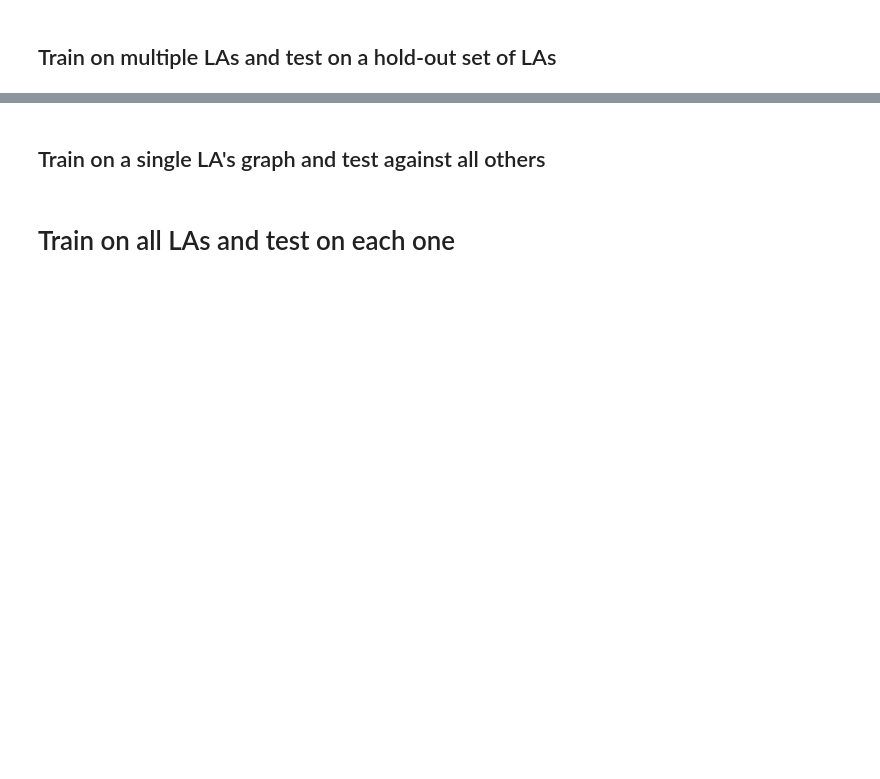
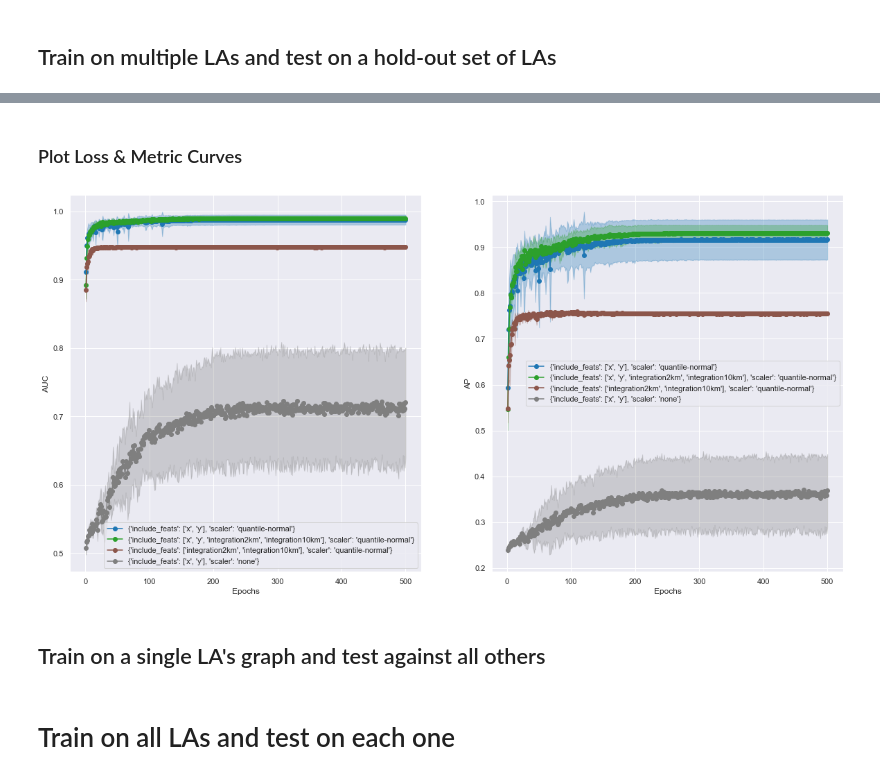
Before and after one commit to wilsoncwc/predicting-choice, a Jupyter notebook: predicting-roads.ipynb, the cells around one changed output, grey strips where cells are left out. Saved outputs shown, nothing was run; the diff lists cells and outputs as text; code cells hidden in the pictures; blank space fills up the shorter version.

```diff
--- a/predicting-roads.ipynb
+++ b/predicting-roads.ipynb
@@ -56,4 +54,9 @@ Tue Jun  7 14:17:13 2022
 +-----------------------------------------------------------------------------+
+# %%
+# torch.save(model_dict, './model_dict.pt')
+model_dict = torch.load('./model_dict.pt')
+# torch.save(result_dict, './result_dict.pt')
+result_dict = torch.load('./result_dict.pt')
 # %% [markdown]
 ## Train on multiple LAs and test on a hold-out set of LAs
 # %%
@@ -107,3 +190,29 @@ tensor([[5.8421e+01, 3.3500e+02, 1.2000e+02,  ..., 2.5575e+00, 4.6289e+05,
+# %% [markdown]
+### Plot Loss & Metric Curves
+# %%
+from pylab import *
+n_classes = len(list(result_dict.values())[0])
+cmap_name = 'tab10'
+cmap = cm.get_cmap(cmap_name, n_classes)
+colors = [matplotlib.colors.rgb2hex(cmap(i)) for i in range(cmap.N)]
+
+f, axs = plt.subplots(1, 2, figsize=(20, 10))
+ax = axs[0]
+ax.set_xlabel('Epochs')
+ax.set_ylabel('AUC')
+metric = 'test_auc'
+for idx, label in enumerate(result_dict):
+    loss_curves = [iter_res[metric] for iter_res in result_dict[label]]
+    ax = plot_loss_curve(loss_curves, label, ax=ax, color=colors[idx])
+ax = axs[1]
+ax.set_xlabel('Epochs')
+ax.set_ylabel('AP')
+metric = 'test_ap'
+for idx, label in enumerate(result_dict):
+    loss_curves = [iter_res[metric] for iter_res in result_dict[label]]
+    ax = plot_loss_curve(loss_curves, label, ax=ax, color=colors[idx])
+# %% [output]
+[figure, added]
 # %% [markdown]
 ## Train on a single LA's graph and test against all others
 # %%
```
Also changed, not shown: parts of 4 cells of this notebook, 16 other files.
